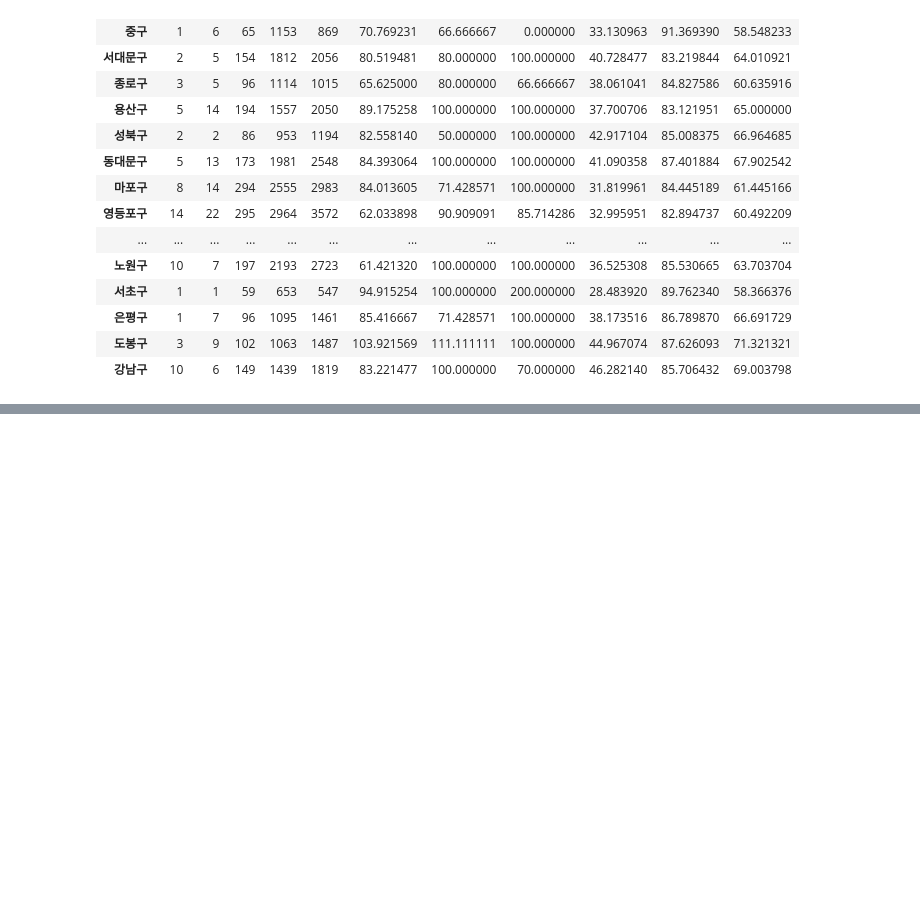
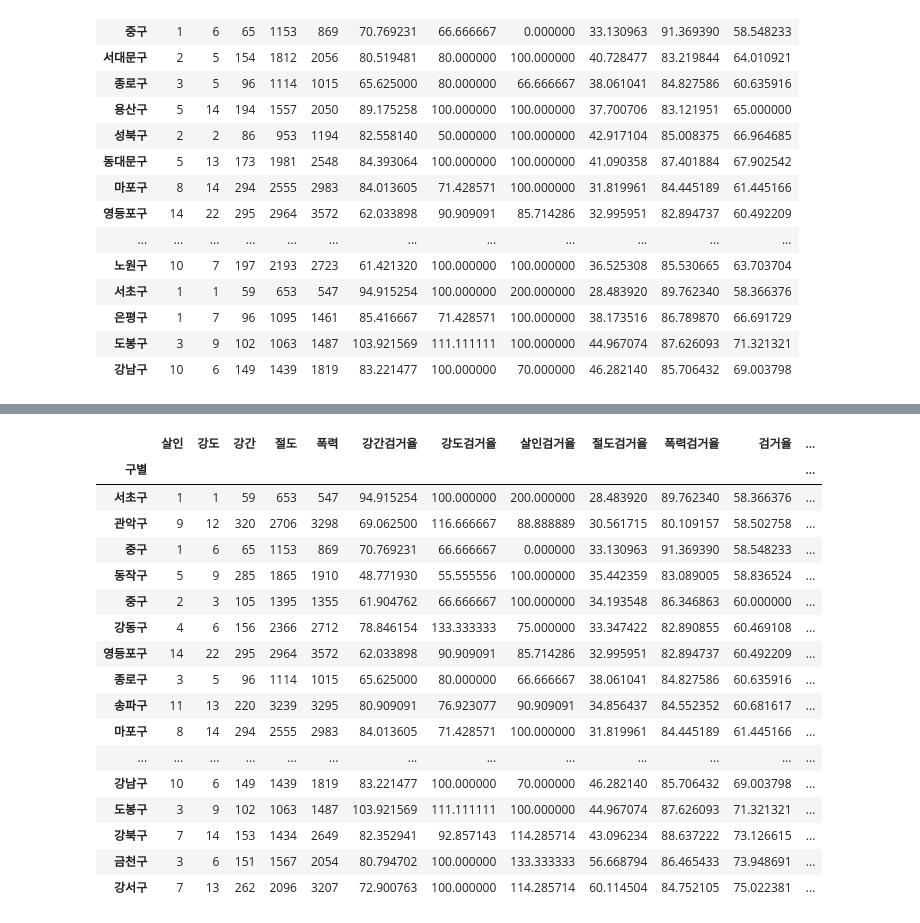
Before and after one commit to dlrhdns75177/ai_study, a Jupyter notebook: 1week_code/라이브러리.ipynb, the cells around one changed output, grey strips where cells are left out. Cells and saved outputs as stored; diff of their text form; code cells hidden in the pictures; blank space fills up the shorter version.

```diff
--- a/1week_code/라이브러리.ipynb
+++ b/1week_code/라이브러리.ipynb
@@ -180,0 +226,21 @@ df1
+# %%
+df3.sort_values(by='검거율', ascending=True) #sort_values 함수를 이용해서 검거율 기준으로 오름차순 정렬
+# %% [output]
+|  | 살인 | 강도 | 강간 | 절도 | 폭력 | 강간검거율 | 강도검거율 | 살인검거율 | 절도검거율 | 폭력검거율 | 검거율 | ... |
+| 구별 |  |  |  |  |  |  |  |  |  |  |  | ... |
+| 서초구 | 1 | 1 | 59 | 653 | 547 | 94.915254 | 100.000000 | 200.000000 | 28.483920 | 89.762340 | 58.366376 | ... |
+| 관악구 | 9 | 12 | 320 | 2706 | 3298 | 69.062500 | 116.666667 | 88.888889 | 30.561715 | 80.109157 | 58.502758 | ... |
+| 중구 | 1 | 6 | 65 | 1153 | 869 | 70.769231 | 66.666667 | 0.000000 | 33.130963 | 91.369390 | 58.548233 | ... |
+| 동작구 | 5 | 9 | 285 | 1865 | 1910 | 48.771930 | 55.555556 | 100.000000 | 35.442359 | 83.089005 | 58.836524 | ... |
+| 중구 | 2 | 3 | 105 | 1395 | 1355 | 61.904762 | 66.666667 | 100.000000 | 34.193548 | 86.346863 | 60.000000 | ... |
+| 강동구 | 4 | 6 | 156 | 2366 | 2712 | 78.846154 | 133.333333 | 75.000000 | 33.347422 | 82.890855 | 60.469108 | ... |
+| 영등포구 | 14 | 22 | 295 | 2964 | 3572 | 62.033898 | 90.909091 | 85.714286 | 32.995951 | 82.894737 | 60.492209 | ... |
+| 종로구 | 3 | 5 | 96 | 1114 | 1015 | 65.625000 | 80.000000 | 66.666667 | 38.061041 | 84.827586 | 60.635916 | ... |
+| 송파구 | 11 | 13 | 220 | 3239 | 3295 | 80.909091 | 76.923077 | 90.909091 | 34.856437 | 84.552352 | 60.681617 | ... |
+| 마포구 | 8 | 14 | 294 | 2555 | 2983 | 84.013605 | 71.428571 | 100.000000 | 31.819961 | 84.445189 | 61.445166 | ... |
+| ... | ... | ... | ... | ... | ... | ... | ... | ... | ... | ... | ... | ... |
+| 강남구 | 10 | 6 | 149 | 1439 | 1819 | 83.221477 | 100.000000 | 70.000000 | 46.282140 | 85.706432 | 69.003798 | ... |
+| 도봉구 | 3 | 9 | 102 | 1063 | 1487 | 103.921569 | 111.111111 | 100.000000 | 44.967074 | 87.626093 | 71.321321 | ... |
+| 강북구 | 7 | 14 | 153 | 1434 | 2649 | 82.352941 | 92.857143 | 114.285714 | 43.096234 | 88.637222 | 73.126615 | ... |
+| 금천구 | 3 | 6 | 151 | 1567 | 2054 | 80.794702 | 100.000000 | 133.333333 | 56.668794 | 86.465433 | 73.948691 | ... |
+| 강서구 | 7 | 13 | 262 | 2096 | 3207 | 72.900763 | 100.000000 | 114.285714 | 60.114504 | 84.752105 | 75.022381 | ... |
```
Also changed, not shown: parts of 9 cells of this notebook.
